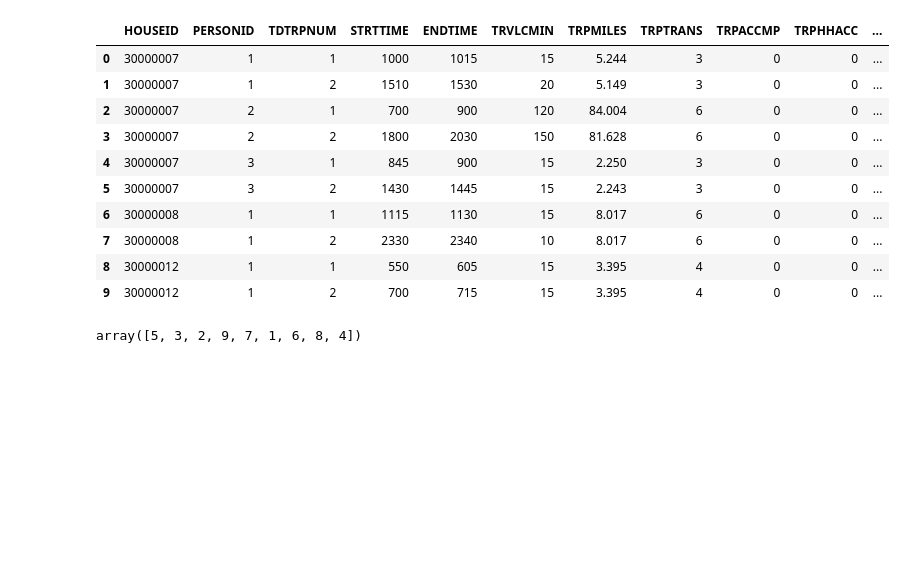
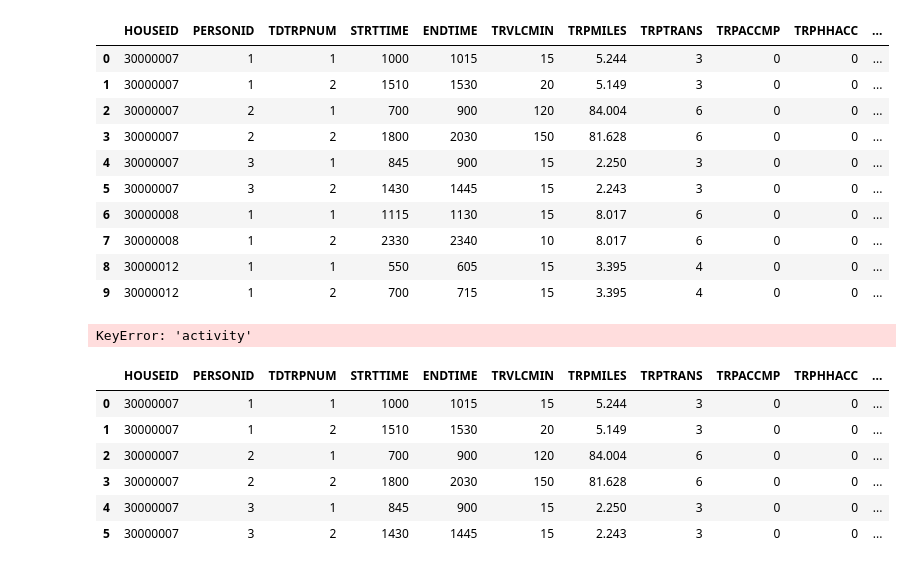
Before and after one commit to SyedFaquar/pattern_recognition, a Jupyter notebook: notebooks/clean_notebook.ipynb, the cells around one changed output. Cells and saved outputs as stored; diff of their text form; code cells hidden in the pictures; blank space fills up the shorter version.

```diff
--- a/notebooks/clean_notebook.ipynb
+++ b/notebooks/clean_notebook.ipynb
@@ -83,14 +72,14 @@ ny_state[['HHSTFIPS','CENSUS_D']].head(10)
 # %%
 #creating a new column for the activity chain of the trip as per WHYTRP1S
 activity_mapping = {
-    1 : 'home',
-    10 : 'work',
-    20 : 'school',
-    30 : 'maintenance',
-    40 : 'personal activities',
-    50 : 'recreatioinal/social',
-    70 : 'pickup/dropoff',
-    97 : 'other'
+    1 : 'H',
+    10 : 'W',
+    20 : 'S',
+    30 : 'M',
+    40 : 'P',
+    50 : 'R',
+    70 : 'K',
+    97 : 'O'
 }
 
 
@@ -128,7 +113,53 @@ df.head(10)
 | 7 | 30000008 | 1 | 2 | 2330 | 2340 | 10 | 8.017 | 6 | 0 | 0 | ... |
 | 8 | 30000012 | 1 | 1 | 550 | 605 | 15 | 3.395 | 4 | 0 | 0 | ... |
 | 9 | 30000012 | 1 | 2 | 700 | 715 | 15 | 3.395 | 4 | 0 | 0 | ... |
-# %%
-df['CENSUS_D'].unique()
-# %% [output]
-array([5, 3, 2, 9, 7, 1, 6, 8, 4])
+# %%
+#activity chain for each person in the each household in the dataset
+def generate_activity_chain(df):
+    activity_chain_dict = {}
+
+    # Iterate over each unique combination of HOUSEID and PERSONID
+    for (house_id, person_id), group in df.groupby(['HOUSEID', 'PERSONID']):
+        activity_chain = ''
+        # Iterate over each row in the group
+        for index, row in group.iterrows():
+            # Map the activity to its corresponding letter
+            activity = row['activity']
+            activity_letter = {
+                'home': 'H',
+                'work': 'W',
+                'school': 'S',
+                'maintenance': 'M',
+                'pick up/drop off': 'K',
+                'other': 'O',
+                'recreational/social': 'R',
+                'personal activities': 'P'
+            }.get(activity, 'O')  # Default to 'O' if activity is not found
+
+            # Append the activity letter to the activity chain
+            activity_chain += activity_letter
+
+        # Add the activity chain to the dictionary with the person_id as the key
+        activity_chain_dict[(house_id, person_id)] = activity_chain
+
+    return activity_chain_dict
+
+# Call the function with your DataFrame
+activity_chain_dict = generate_activity_chain(ny_state)
+
+# Print the result
+print(activity_chain_dict)
+# %% [output]
+KeyError: 'activity'
+# %%
+#filtering all the rows for particular household
+HH1 = df[df['HOUSEID'] == 30000007]
+HH1.head(10)
+# %% [output]
+|  | HOUSEID | PERSONID | TDTRPNUM | STRTTIME | ENDTIME | TRVLCMIN | TRPMILES | TRPTRANS | TRPACCMP | TRPHHACC | ... |
+| 0 | 30000007 | 1 | 1 | 1000 | 1015 | 15 | 5.244 | 3 | 0 | 0 | ... |
+| 1 | 30000007 | 1 | 2 | 1510 | 1530 | 20 | 5.149 | 3 | 0 | 0 | ... |
+| 2 | 30000007 | 2 | 1 | 700 | 900 | 120 | 84.004 | 6 | 0 | 0 | ... |
+| 3 | 30000007 | 2 | 2 | 1800 | 2030 | 150 | 81.628 | 6 | 0 | 0 | ... |
+| 4 | 30000007 | 3 | 1 | 845 | 900 | 15 | 2.250 | 3 | 0 | 0 | ... |
+| 5 | 30000007 | 3 | 2 | 1430 | 1445 | 15 | 2.243 | 3 | 0 | 0 | ... |
```
Also changed, not shown: parts of 13 cells of this notebook.
